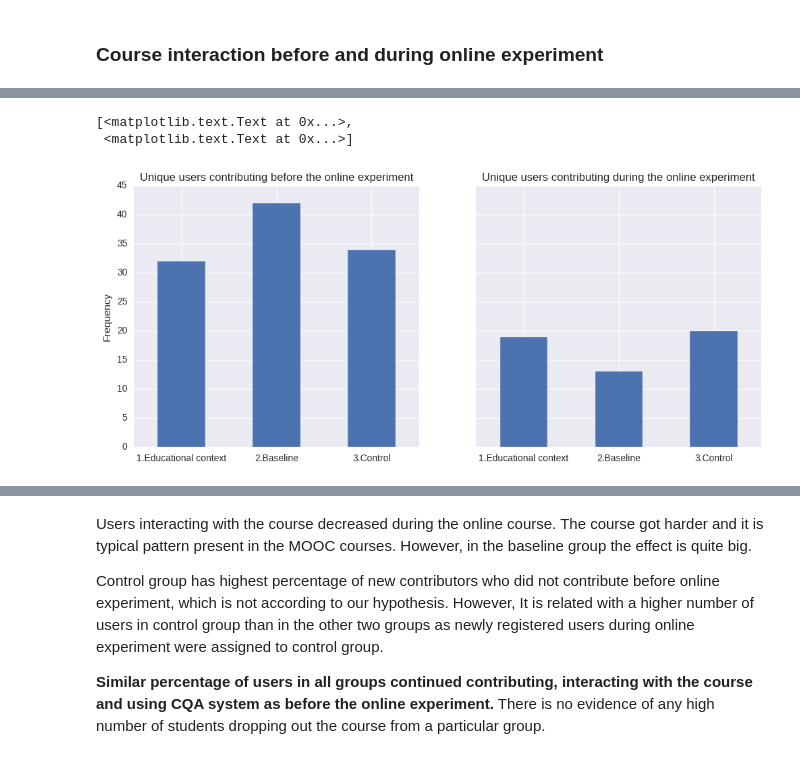
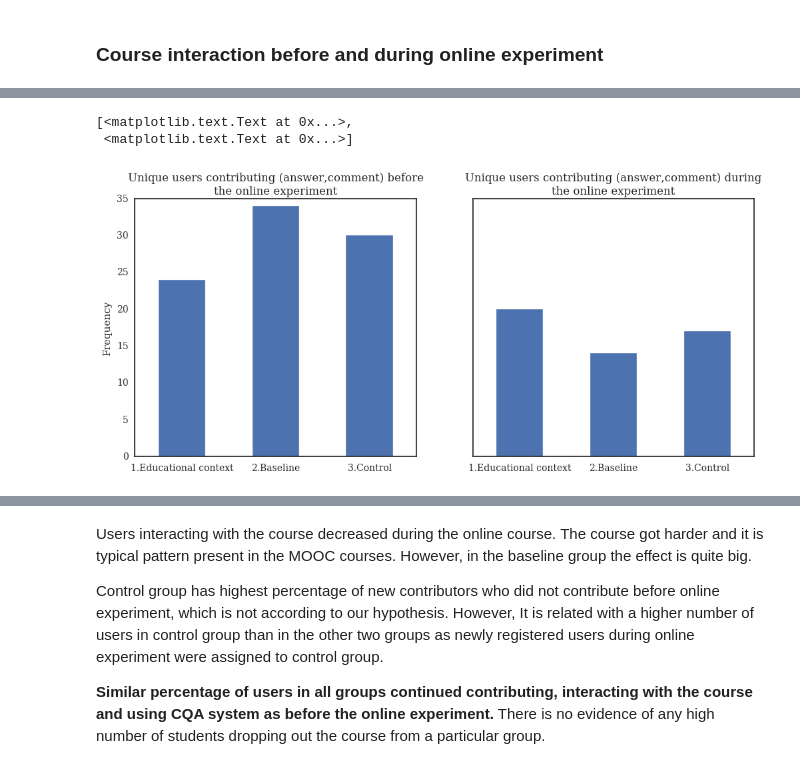
Before and after one commit to dmacjam/dp-analysis-evaluation, a Jupyter notebook: Online Evaluation.ipynb, the cells around one changed output, grey strips where cells are left out. Saved outputs shown, nothing was run; the diff lists cells and outputs as text; code cells hidden in the pictures.

```diff
--- a/Online Evaluation.ipynb
+++ b/Online Evaluation.ipynb
@@ -25,10 +25,17 @@ import matplotlib
 matplotlib.style.use('ggplot')
 from IPython.display import display
 import scipy.stats as stats
+from matplotlib.ticker import FormatStrFormatter
 
 # graphics setup
 %matplotlib inline
 sns.set(color_codes=True)
+sns.set_context("paper")
+sns.set(font='serif')
+sns.set_style("white", {
+    "font.family": "serif",
+    "font.serif": ["Times", "Palatino", "serif"]
+})
 
 # set up connection to the database
 connection = pg.connect(database="askalot_edx_development", user="postgres", port=5432,
@@ -291,35 +311,35 @@ Question views:
 Comparing contributing users (answering, commenting) before the online experiment and during the online experiment.
 # %%
-users_start = psql.read_sql("""
+contributing_users_start = psql.read_sql("""
     SELECT DISTINCT(a.author_id), a.ab_group_id, g.value AS ab_group FROM
     ((SELECT a.author_id, ab.ab_group_id FROM answers a JOIN ab_groupings ab ON a.author_id = ab.user_id
     JOIN questions q ON q.id=a.question_id JOIN ab_groups g ON g.id=ab.ab_group_id
-    WHERE a.created_at < '2016-11-14')
+    WHERE a.created_at < '2016-11-14' AND a.created_at >= '2016-09-26')
     UNION ALL
     (SELECT c.author_id, ab.ab_group_id FROM comments c JOIN ab_groupings ab ON c.author_id = ab.user_id
-    WHERE c.created_at < '2016-11-14')
+    WHERE c.created_at < '2016-11-14' AND c.created_at >= '2016-09-26')
     ) as a
     JOIN ab_groups g ON g.id=a.ab_group_id
     """, connection)
 
-users_during = psql.read_sql("""
+contributing_users_during = psql.read_sql("""
     SELECT DISTINCT(a.author_id), a.ab_group_id, g.value AS ab_group FROM
     ((SELECT a.author_id, ab.ab_group_id FROM answers a JOIN ab_groupings ab ON a.author_id = ab.user_id
     JOIN questions q ON q.id=a.question_id
-    WHERE a.created_at >= '2016-11-14')
+    WHERE a.created_at >= '2016-11-14' AND a.created_at <= '2017-01-02')
     UNION ALL
     (SELECT c.author_id, ab.ab_group_id FROM comments c JOIN ab_groupings ab ON c.author_id = ab.user_id
-    WHERE c.created_at >= '2016-11-14')
+    WHERE c.created_at >= '2016-11-14' AND c.created_at <= '2017-01-02')
     ) as a
     JOIN ab_groups g ON g.id=a.ab_group_id
     """, connection)
 
 fig, (ax1, ax2) = plt.subplots(ncols=2, sharey=True, figsize=(12,5))
-users_start.groupby('ab_group')["author_id"].count().plot(kind="bar", ax=ax1, title="Unique users contributing before the online experiment", rot=0)
+contributing_users_start.groupby('ab_group')["author_id"].count().plot(kind="bar", ax=ax1, title="Unique users contributing (answer,comment) before\nthe online experiment", rot=0)
 ax1.set(xlabel='', ylabel='Frequency')
-users_during.groupby('ab_group')["author_id"].count().plot(kind="bar", ax=ax2, title="Unique users contributing during the online experiment", rot=0)
+contributing_users_during.groupby('ab_group')["author_id"].count().plot(kind="bar", ax=ax2, title="Unique users contributing (answer,comment) during\nthe online experiment", rot=0)
 ax2.set(xlabel='', ylabel='Frequency')
 # %% [output]
 [<matplotlib.text.Text at 0x...>,
  <matplotlib.text.Text at 0x...>]
-[figure, old version]
+[figure, new version]
```
Also changed, not shown: parts of 36 cells of this notebook.
